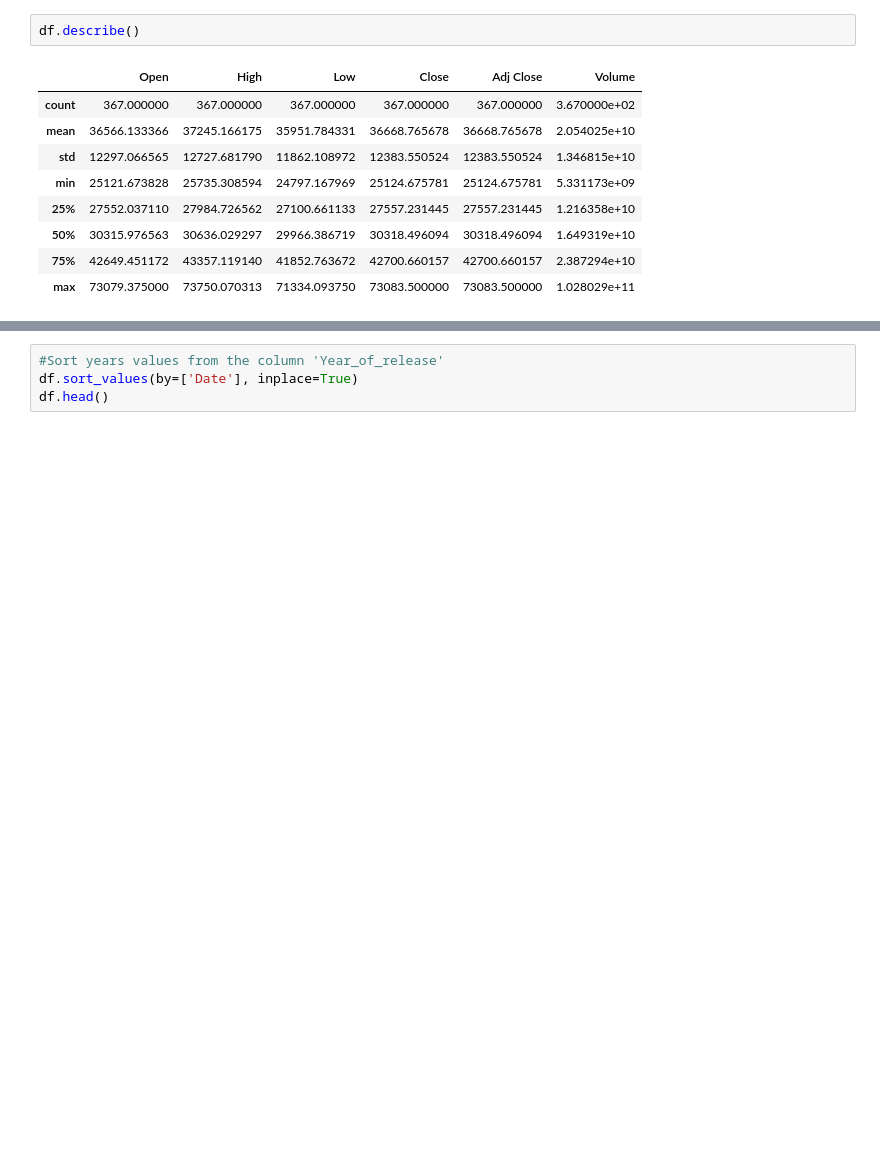
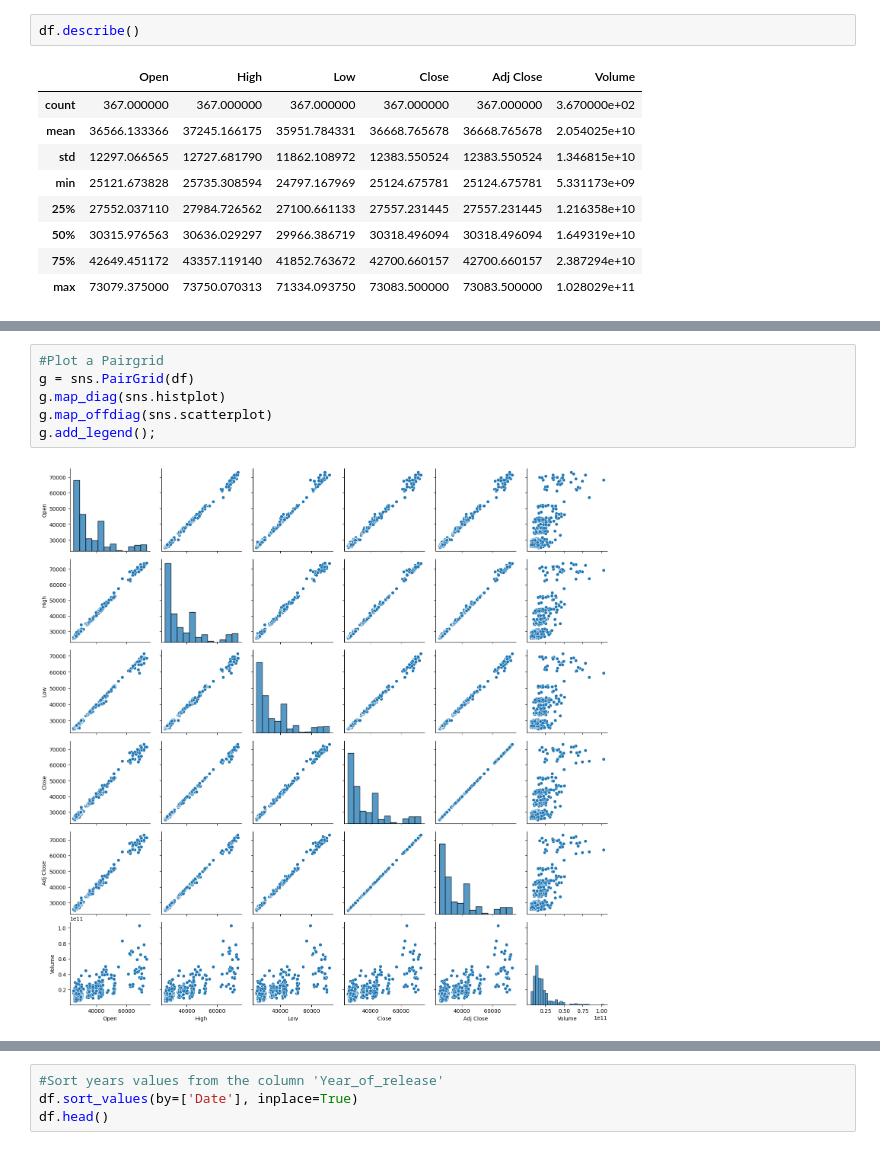
Before and after one commit to TatiHelena/ML_for_Business, a Jupyter notebook: TatianeHAlves_HDFT_MLforBusiness_CA1_24.ipynb, the cells around one changed output, grey strips where cells are left out. Saved outputs shown, nothing was run; the diff lists cells and outputs as text; blank space fills up the shorter version.

```diff
--- a/TatianeHAlves_HDFT_MLforBusiness_CA1_24.ipynb
+++ b/TatianeHAlves_HDFT_MLforBusiness_CA1_24.ipynb
@@ -116,4 +121,12 @@ sns.scatterplot(data = df, x = 'Open', y = 'Volume', hue = 'Volume')
 # %% [output]
 <Axes: xlabel='Open', ylabel='Volume'>
 [figure]
+# %%
+#Plot a Pairgrid
+g = sns.PairGrid(df)
+g.map_diag(sns.histplot)
+g.map_offdiag(sns.scatterplot)
+g.add_legend();
+# %% [output]
+[figure, added]
 # %%
```
Also changed, not shown: parts of 44 cells of this notebook.
